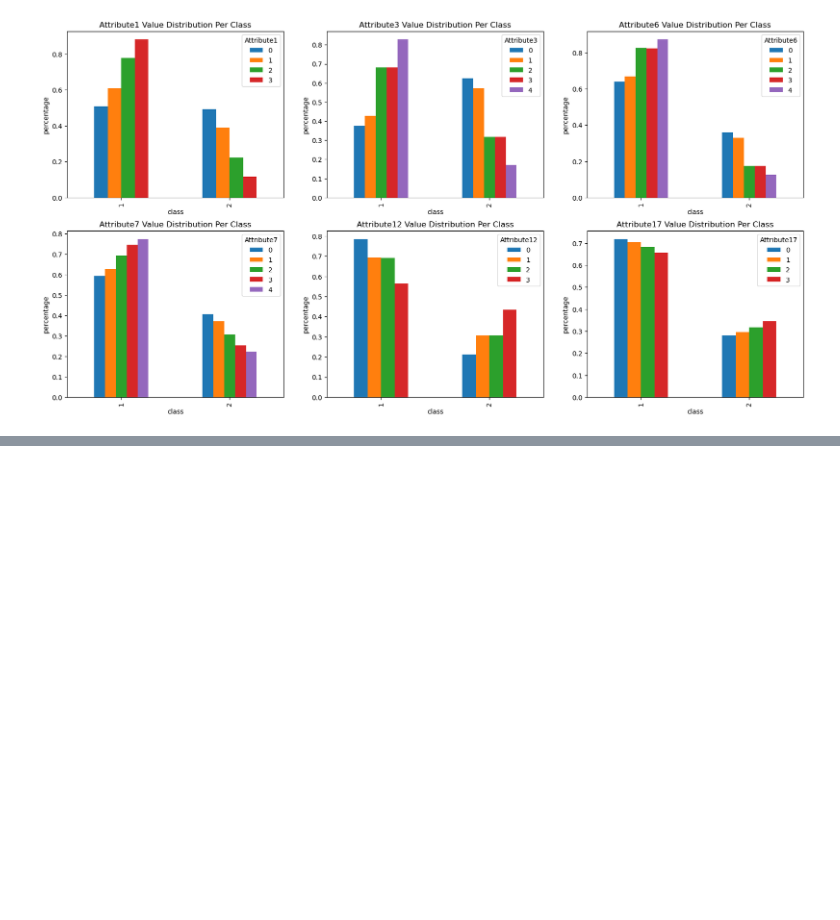
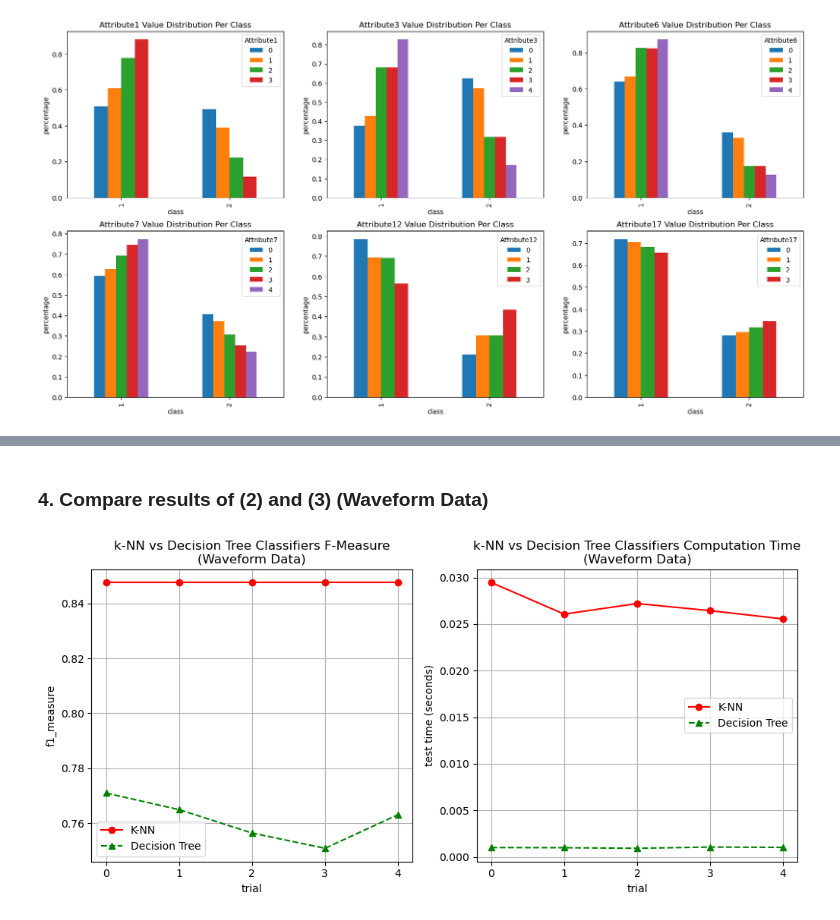
Before and after one commit to Syed-A-Naqvi/machine_learning, a Jupyter notebook: python_machine_learning/classification/k-NN/k-NN-classification.ipynb, the cells around one changed output, grey strips where cells are left out. Cells and saved outputs as stored; diff of their text form; code cells hidden in the pictures; blank space fills up the shorter version.

```diff
--- a/python_machine_learning/classification/k-NN/k-NN-classification.ipynb
+++ b/python_machine_learning/classification/k-NN/k-NN-classification.ipynb
@@ -223,0 +255,5 @@ For the following features, there appears to be a clear order from least credit-
+# %%
+standard_scaler = StandardScaler()
+numerical_attributes = ['Attribute2', 'Attribute5', 'Attribute8', 'Attribute11', 'Attribute13', 'Attribute16', 'Attribute18']
+german_data_X_k_NN[numerical_attributes] = standard_scaler.fit_transform(X=german_data_X_k_NN[numerical_attributes])
+german_data_X_k_NN[numerical_attributes].head()
@@ -223,0 +385,16 @@ For the following features, there appears to be a clear order from least credit-
+# %%
+f_measures_DT_w = np.array([])
+test_times_DT_w = np.array([])
+
+
+for i in range(5):
+
+    clf = DecisionTreeClassifier()
+    clf.fit(w_X_train,w_Y_train)
+
+    starttime = time.time()
+    w_Y_pred = clf.predict(w_X_test)
+    endtime = time.time()
+
+    f_measures_DT_w = np.append(f_measures_DT_w, f1_score(w_Y_test, w_Y_pred, average='macro'))
+    test_times_DT_w = np.append(test_times_DT_w, endtime-starttime)
@@ -223,0 +437,28 @@ For the following features, there appears to be a clear order from least credit-
+# %% [markdown]
+### 4. Compare results of (2) and (3) (Waveform Data)
+# %%
+fig, axes = plt.subplots(1,2, figsize=(12,5))
+
+ax1 = axes[0]
+ax2 = axes[1]
+
+ax1.plot(np.arange(5), f_measures_k_NN_w, 'ro-', label='K-NN')
+ax1.plot(np.arange(5), f_measures_DT_w, 'g^--', label="Decision Tree")
+ax1.legend()
+ax1.set_ylabel('f1_measure')
+ax1.set_xlabel('trial')
+ax1.set_title('k-NN vs Decision Tree Classifiers F-Measure\n(Waveform Data)')
+ax1.set_xticks(np.arange(5), labels=['0','1','2','3','4'])
+ax1.grid(True)
+
+ax2.plot(np.arange(5), test_times_k_NN_w, 'ro-', label='K-NN')
+ax2.plot(np.arange(5), test_times_DT_w, 'g^--', label="Decision Tree")
+ax2.legend()
+ax2.set_ylabel('test time (seconds)')
+ax2.set_xlabel('trial')
+ax2.set_title('k-NN vs Decision Tree Classifiers Computation Time\n(Waveform Data)')
+ax2.set_xticks(np.arange(5), labels=['0','1','2','3','4'])
+ax2.grid(True)
+plt.show()
+# %% [output]
+[figure, added]
```
Also changed, not shown: parts of 33 cells of this notebook, 17 other files.
